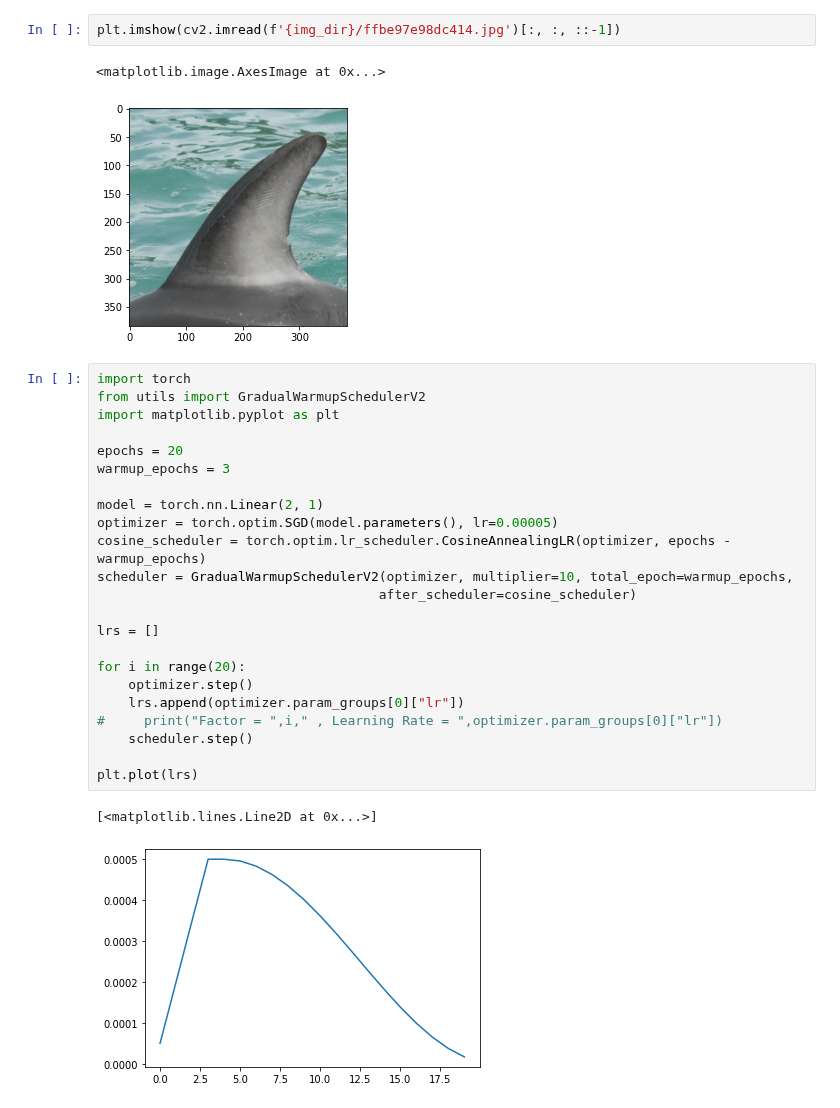
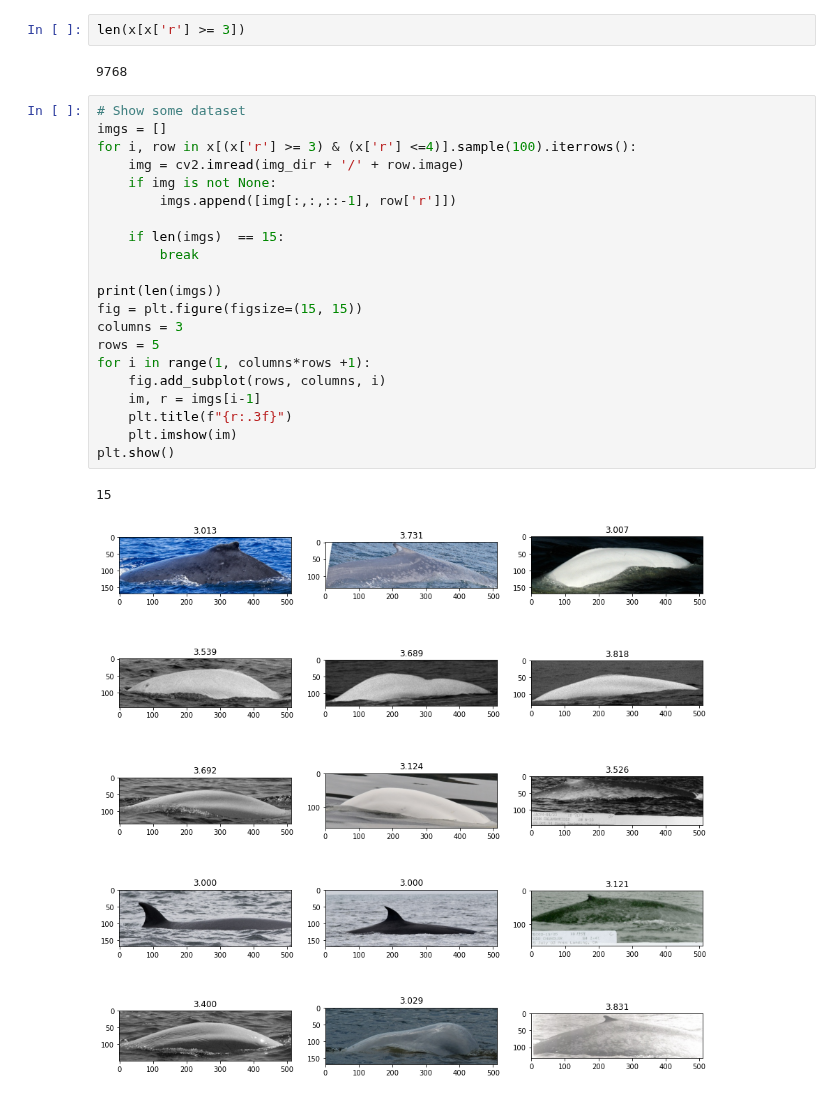
Before and after one commit to ptran1203/whale, a Jupyter notebook: eda.ipynb, the cells around one changed output. Saved outputs shown, nothing was run; the diff lists cells and outputs as text.

```diff
--- a/eda.ipynb
+++ b/eda.ipynb
@@ -58,31 +54,28 @@ _=sns.displot(x.r)
-# %%
-plt.imshow(cv2.imread(f'{img_dir}/ffbe97e98dc414.jpg')[:, :, ::-1])
-# %% [output]
-<matplotlib.image.AxesImage at 0x...>
-[figure, removed]
-# %%
-import torch
-from utils import GradualWarmupSchedulerV2
-import matplotlib.pyplot as plt
-
-epochs = 20
-warmup_epochs = 3
-
-model = torch.nn.Linear(2, 1)
-optimizer = torch.optim.SGD(model.parameters(), lr=0.00005)
-cosine_scheduler = torch.optim.lr_scheduler.CosineAnnealingLR(optimizer, epochs - warmup_epochs)
-scheduler = GradualWarmupSchedulerV2(optimizer, multiplier=10, total_epoch=warmup_epochs,
-                                    after_scheduler=cosine_scheduler)
-
-lrs = []
-
-for i in range(20):
-    optimizer.step()
-    lrs.append(optimizer.param_groups[0]["lr"])
-#     print("Factor = ",i," , Learning Rate = ",optimizer.param_groups[0]["lr"])
-    scheduler.step()
-
-plt.plot(lrs)
-# %% [output]
-[<matplotlib.lines.Line2D at 0x...>]
-[figure, removed]
+# %%
+len(x[x['r'] >= 3])
+# %% [output]
+9768
+# %%
+# Show some dataset
+imgs = []
+for i, row in x[(x['r'] >= 3) & (x['r'] <=4)].sample(100).iterrows():
+    img = cv2.imread(img_dir + '/' + row.image)
+    if img is not None:
+        imgs.append([img[:,:,::-1], row['r']])
+
+    if len(imgs)  == 15:
+        break
+
+print(len(imgs))
+fig = plt.figure(figsize=(15, 15))
+columns = 3
+rows = 5
+for i in range(1, columns*rows +1):
+    fig.add_subplot(rows, columns, i)
+    im, r = imgs[i-1]
+    plt.title(f"{r:.3f}")
+    plt.imshow(im)
+plt.show()
+# %% [output]
+15
+[figure, added]
```
Also changed, not shown: parts of 6 cells of this notebook, 1 other file.
